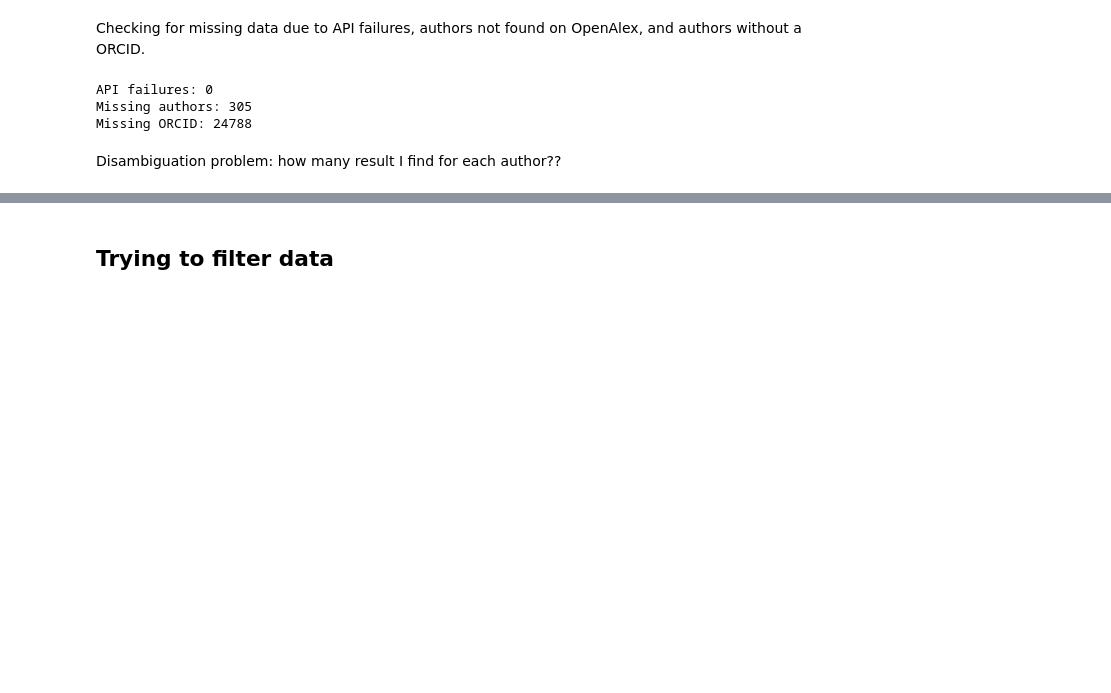
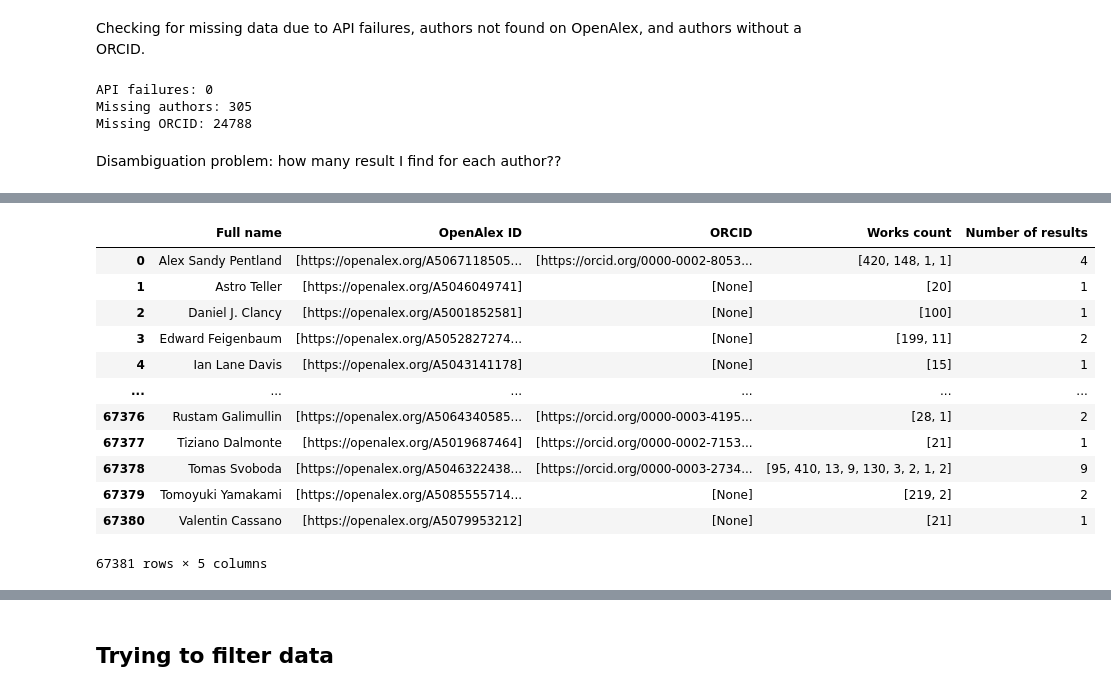
Before and after one commit to mariespedersen/Thesis_github, a Jupyter notebook: Get_citation_info.ipynb, the cells around one changed output, grey strips where cells are left out. Cells and saved outputs as stored; diff of their text form; code cells hidden in the pictures; blank space fills up the shorter version.

```diff
--- a/Get_citation_info.ipynb
+++ b/Get_citation_info.ipynb
@@ -235,0 +220,16 @@ author with multiple results: 43695 (0.648476573514789 %)
+# %%
+df_author
+# %% [output]
+|  | Full name | OpenAlex ID | ORCID | Works count | Number of results |
+| 0 | Alex Sandy Pentland | [https://openalex.org/A5067118505... | [https://orcid.org/0000-0002-8053... | [420, 148, 1, 1] | 4 |
+| 1 | Astro Teller | [https://openalex.org/A5046049741] | [None] | [20] | 1 |
+| 2 | Daniel J. Clancy | [https://openalex.org/A5001852581] | [None] | [100] | 1 |
+| 3 | Edward Feigenbaum | [https://openalex.org/A5052827274... | [None] | [199, 11] | 2 |
+| 4 | Ian Lane Davis | [https://openalex.org/A5043141178] | [None] | [15] | 1 |
+| ... | ... | ... | ... | ... | ... |
+| 67376 | Rustam Galimullin | [https://openalex.org/A5064340585... | [https://orcid.org/0000-0003-4195... | [28, 1] | 2 |
+| 67377 | Tiziano Dalmonte | [https://openalex.org/A5019687464] | [https://orcid.org/0000-0002-7153... | [21] | 1 |
+| 67378 | Tomas Svoboda | [https://openalex.org/A5046322438... | [https://orcid.org/0000-0003-2734... | [95, 410, 13, 9, 130, 3, 2, 1, 2] | 9 |
+| 67379 | Tomoyuki Yamakami | [https://openalex.org/A5085555714... | [None] | [219, 2] | 2 |
+| 67380 | Valentin Cassano | [https://openalex.org/A5079953212] | [None] | [21] | 1 |
+67381 rows × 5 columns
```
Also changed, not shown: parts of 17 cells of this notebook, 5 other files.
